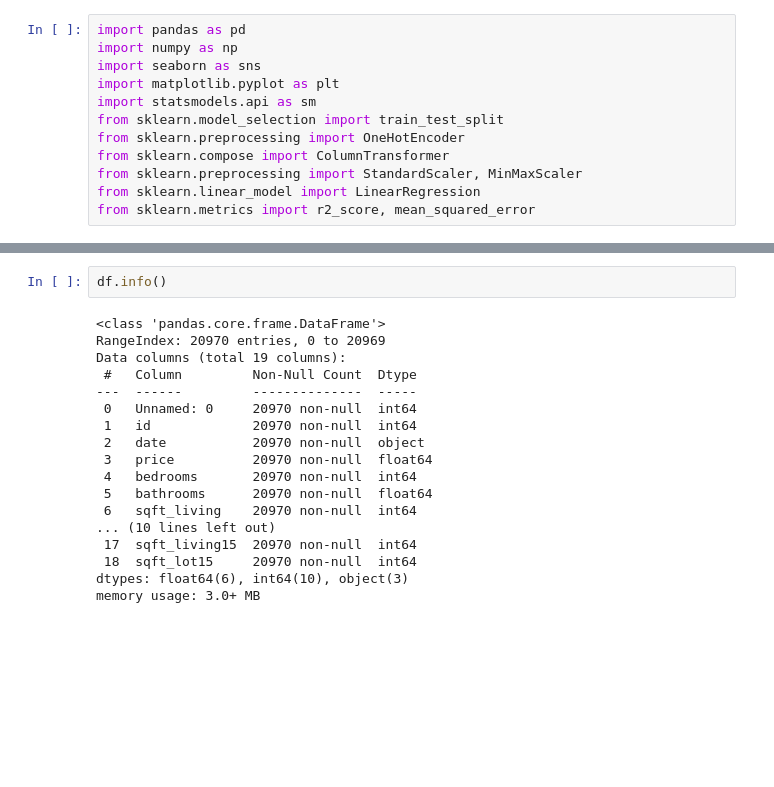
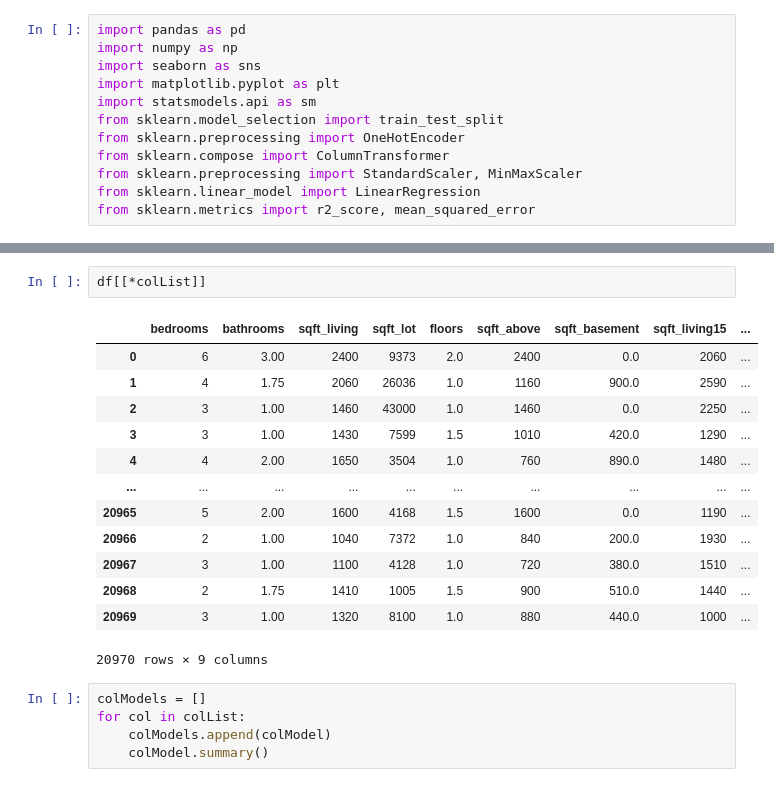
Before and after one commit to pjlannoo/Housing-Data-Project, a Jupyter notebook: Notebooks/Phil/ScratchNotebook.ipynb, the cells around one changed output, grey strips where cells are left out. Cells and saved outputs as stored; diff of their text form; blank space fills up the shorter version.

```diff
--- a/Notebooks/Phil/ScratchNotebook.ipynb
+++ b/Notebooks/Phil/ScratchNotebook.ipynb
@@ -21,20 +52,21 @@ df = pd.read_csv('../../data/clean_kc_house_data.csv')
 # %%
-df.info()
+df[[*colList]]
 # %% [output]
+|  | bedrooms | bathrooms | sqft_living | sqft_lot | floors | sqft_above | sqft_basement | sqft_living15 | ... |
+| 0 | 6 | 3.00 | 2400 | 9373 | 2.0 | 2400 | 0.0 | 2060 | ... |
+| 1 | 4 | 1.75 | 2060 | 26036 | 1.0 | 1160 | 900.0 | 2590 | ... |
+| 2 | 3 | 1.00 | 1460 | 43000 | 1.0 | 1460 | 0.0 | 2250 | ... |
+| 3 | 3 | 1.00 | 1430 | 7599 | 1.5 | 1010 | 420.0 | 1290 | ... |
+| 4 | 4 | 2.00 | 1650 | 3504 | 1.0 | 760 | 890.0 | 1480 | ... |
+| ... | ... | ... | ... | ... | ... | ... | ... | ... | ... |
+| 20965 | 5 | 2.00 | 1600 | 4168 | 1.5 | 1600 | 0.0 | 1190 | ... |
+| 20966 | 2 | 1.00 | 1040 | 7372 | 1.0 | 840 | 200.0 | 1930 | ... |
+| 20967 | 3 | 1.00 | 1100 | 4128 | 1.0 | 720 | 380.0 | 1510 | ... |
+| 20968 | 2 | 1.75 | 1410 | 1005 | 1.5 | 900 | 510.0 | 1440 | ... |
+| 20969 | 3 | 1.00 | 1320 | 8100 | 1.0 | 880 | 440.0 | 1000 | ... |
-<class 'pandas.core.frame.DataFrame'>
-RangeIndex: 20970 entries, 0 to 20969
-Data columns (total 19 columns):
- #   Column         Non-Null Count  Dtype
----  ------         --------------  -----
- 0   Unnamed: 0     20970 non-null  int64
- 1   id             20970 non-null  int64
- 2   date           20970 non-null  object
- 3   price          20970 non-null  float64
- 4   bedrooms       20970 non-null  int64
- 5   bathrooms      20970 non-null  float64
- 6   sqft_living    20970 non-null  int64
-... (10 lines left out)
- 17  sqft_living15  20970 non-null  int64
- 18  sqft_lot15     20970 non-null  int64
-dtypes: float64(6), int64(10), object(3)
-memory usage: 3.0+ MB
+20970 rows × 9 columns
+# %%
+colModels = []
+for col in colList:
+    colModels.append(colModel)
+    colModel.summary()
```
Also changed, not shown: parts of 8 cells of this notebook.
